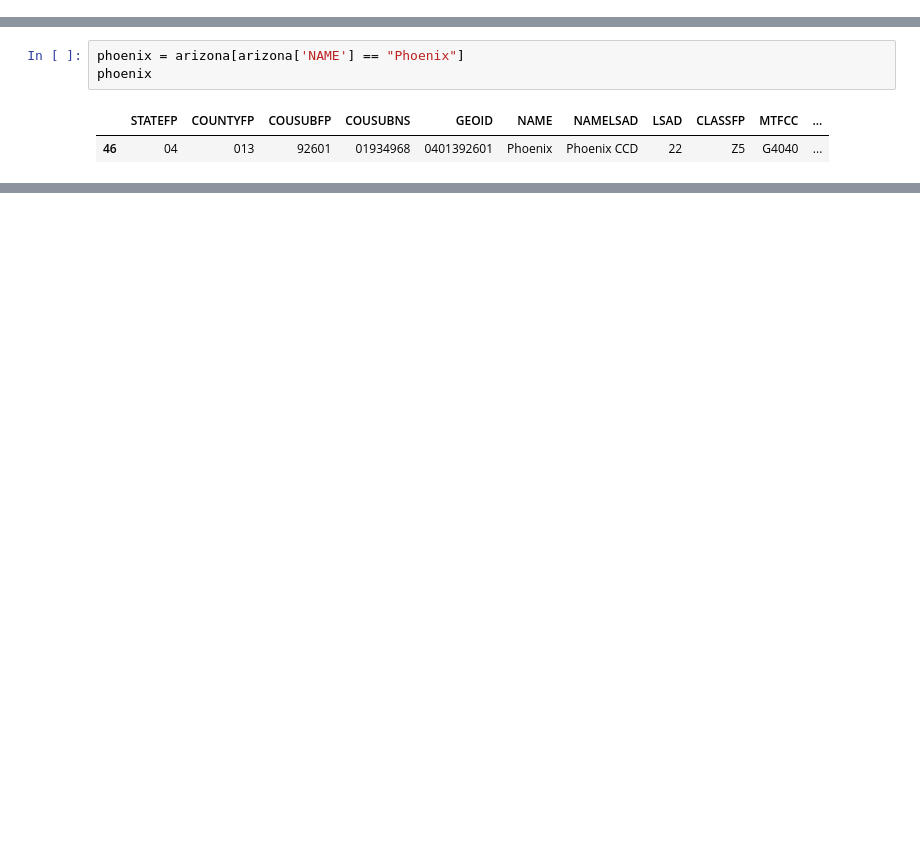
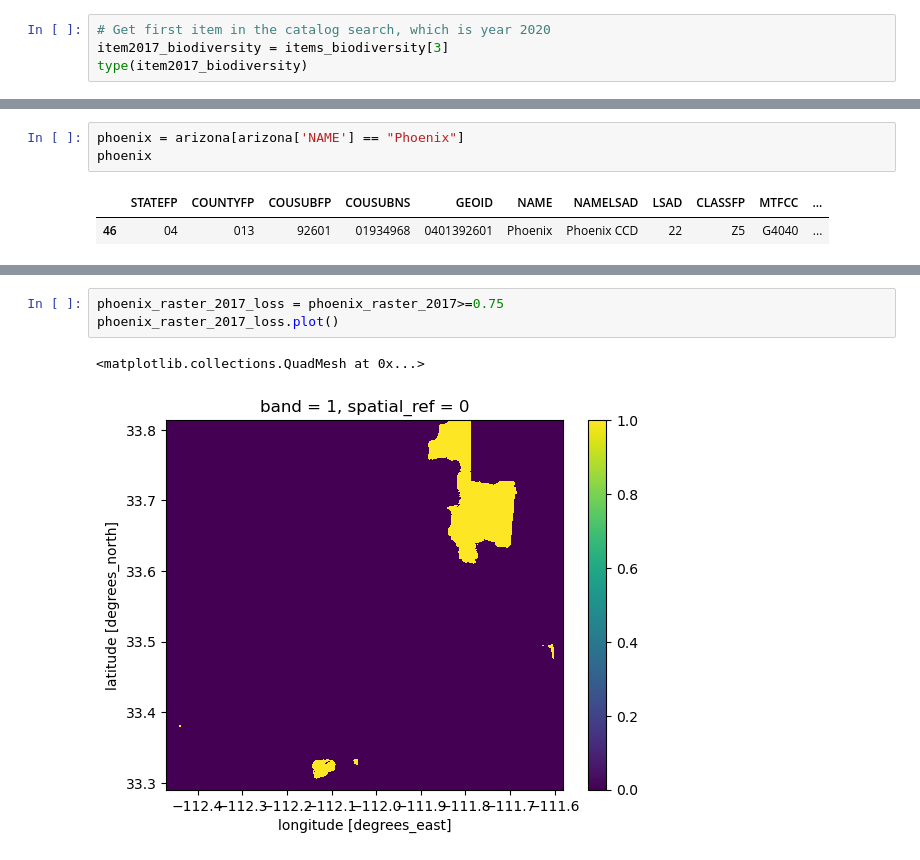
Before and after one commit to jaslynmiura/eds220-phoenix-biodiversity, a Jupyter notebook: final-task2-phoenix-biodiversity-MIURA.ipynb, the cells around one changed output, grey strips where cells are left out. Saved outputs shown, nothing was run; the diff lists cells and outputs as text; blank space fills up the shorter version.

```diff
--- a/final-task2-phoenix-biodiversity-MIURA.ipynb
+++ b/final-task2-phoenix-biodiversity-MIURA.ipynb
@@ -89,2 +90,6 @@ item1_biodiversity.assets
  'tilejson': <Asset href=https://planetarycomputer.microsoft.com/api/data/v1/item/tilejson.json?collection=io-biodiversity&item=bii_2020_34.74464974521749_-115.38597824385106_cog&assets=data&tile_form ...
  'rendered_preview': <Asset href=https://planetarycomputer.microsoft.com/api/data/v1/item/preview.png?collection=io-biodiversity&item=bii_2020_34.74464974521749_-115.38597824385106_cog&assets=data&til ...
+# %%
+# Get first item in the catalog search, which is year 2020
+item2017_biodiversity = items_biodiversity[3]
+type(item2017_biodiversity)
@@ -129,0 +222,6 @@ Attributes:
+# %%
+phoenix_raster_2017_loss = phoenix_raster_2017>=0.75
+phoenix_raster_2017_loss.plot()
+# %% [output]
+<matplotlib.collections.QuadMesh at 0x...>
+[figure, added]
```
Also changed, not shown: parts of 20 cells of this notebook.
